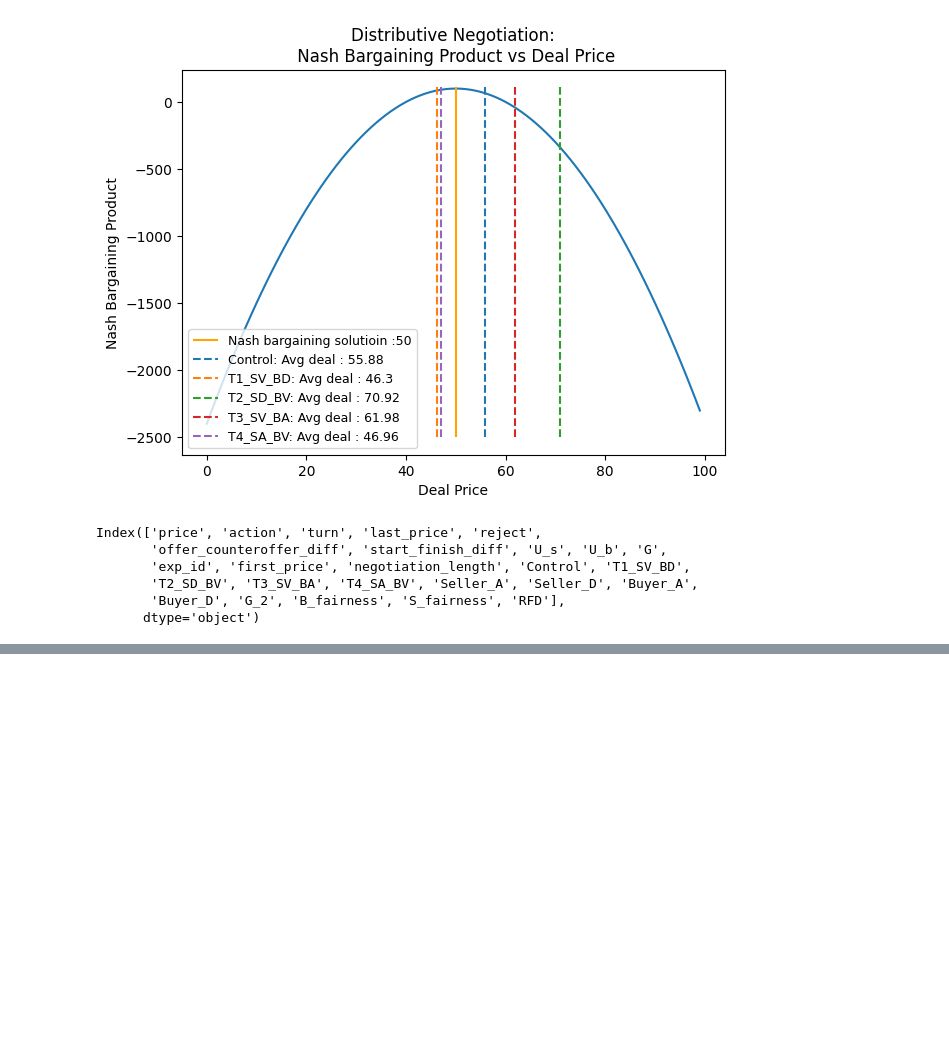
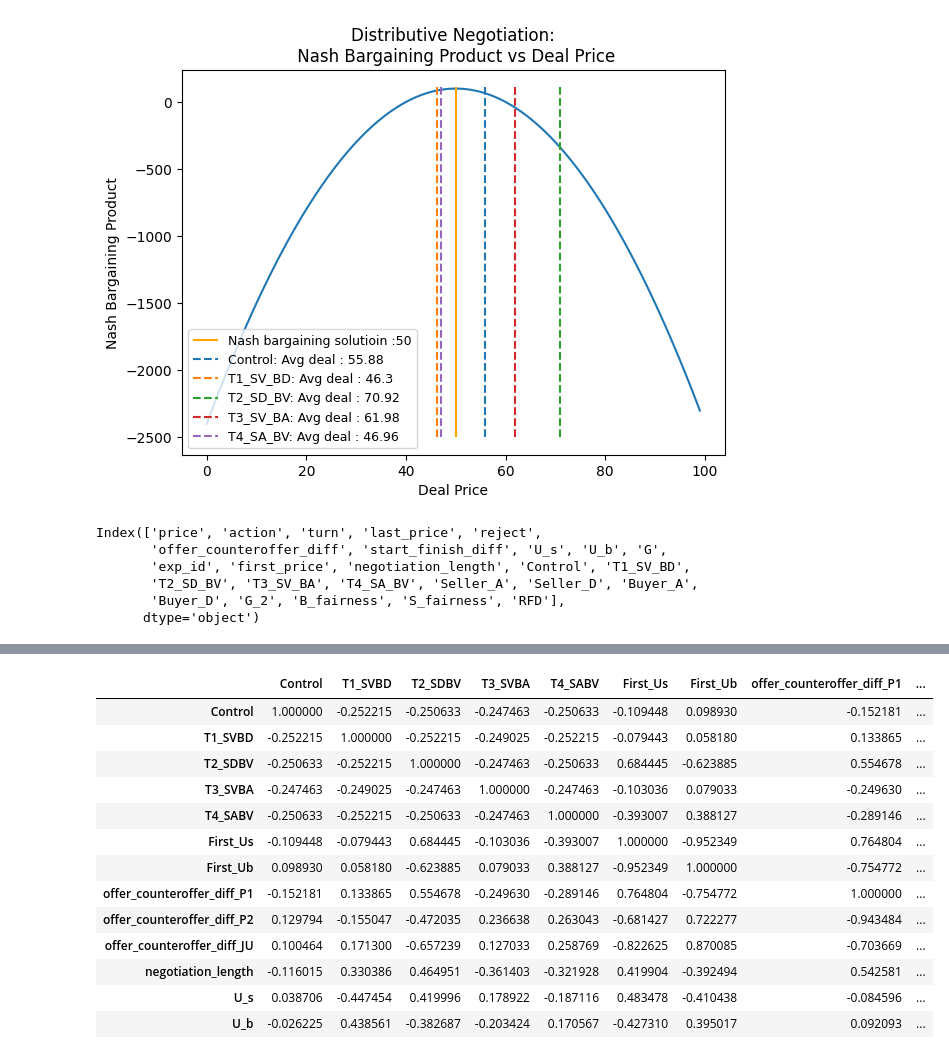
Before and after one commit to ashishpanchal33/NegotiationArena_personality_exp, a Jupyter notebook: Regression_analysis.ipynb, the cells around one changed output, grey strips where cells are left out. Saved outputs shown, nothing was run; the diff lists cells and outputs as text; code cells hidden in the pictures; blank space fills up the shorter version.

```diff
--- a/Regression_analysis.ipynb
+++ b/Regression_analysis.ipynb
@@ -636,0 +698,19 @@ Index(['price', 'action', 'turn', 'last_price', 'reject',
+# %%
+final_db_inte_nego[['Control', 'T1_SVBD', 'T2_SDBV', 'T3_SVBA', 'T4_SABV', 'First_Us','First_Ub',
+                    'offer_counteroffer_diff_P1', 'offer_counteroffer_diff_P2','offer_counteroffer_diff_JU'
+                    ,  'negotiation_length','U_s', 'U_b']].corr()#['first_price'][0]
+# %% [output]
+|  | Control | T1_SVBD | T2_SDBV | T3_SVBA | T4_SABV | First_Us | First_Ub | offer_counteroffer_diff_P1 | ... |
+| Control | 1.000000 | -0.252215 | -0.250633 | -0.247463 | -0.250633 | -0.109448 | 0.098930 | -0.152181 | ... |
+| T1_SVBD | -0.252215 | 1.000000 | -0.252215 | -0.249025 | -0.252215 | -0.079443 | 0.058180 | 0.133865 | ... |
+| T2_SDBV | -0.250633 | -0.252215 | 1.000000 | -0.247463 | -0.250633 | 0.684445 | -0.623885 | 0.554678 | ... |
+| T3_SVBA | -0.247463 | -0.249025 | -0.247463 | 1.000000 | -0.247463 | -0.103036 | 0.079033 | -0.249630 | ... |
+| T4_SABV | -0.250633 | -0.252215 | -0.250633 | -0.247463 | 1.000000 | -0.393007 | 0.388127 | -0.289146 | ... |
+| First_Us | -0.109448 | -0.079443 | 0.684445 | -0.103036 | -0.393007 | 1.000000 | -0.952349 | 0.764804 | ... |
+| First_Ub | 0.098930 | 0.058180 | -0.623885 | 0.079033 | 0.388127 | -0.952349 | 1.000000 | -0.754772 | ... |
+| offer_counteroffer_diff_P1 | -0.152181 | 0.133865 | 0.554678 | -0.249630 | -0.289146 | 0.764804 | -0.754772 | 1.000000 | ... |
+| offer_counteroffer_diff_P2 | 0.129794 | -0.155047 | -0.472035 | 0.236638 | 0.263043 | -0.681427 | 0.722277 | -0.943484 | ... |
+| offer_counteroffer_diff_JU | 0.100464 | 0.171300 | -0.657239 | 0.127033 | 0.258769 | -0.822625 | 0.870085 | -0.703669 | ... |
+| negotiation_length | -0.116015 | 0.330386 | 0.464951 | -0.361403 | -0.321928 | 0.419904 | -0.392494 | 0.542581 | ... |
+| U_s | 0.038706 | -0.447454 | 0.419996 | 0.178922 | -0.187116 | 0.483478 | -0.410438 | -0.084596 | ... |
+| U_b | -0.026225 | 0.438561 | -0.382687 | -0.203424 | 0.170567 | -0.427310 | 0.395017 | 0.092093 | ... |
```
Also changed, not shown: parts of 8 cells of this notebook.
